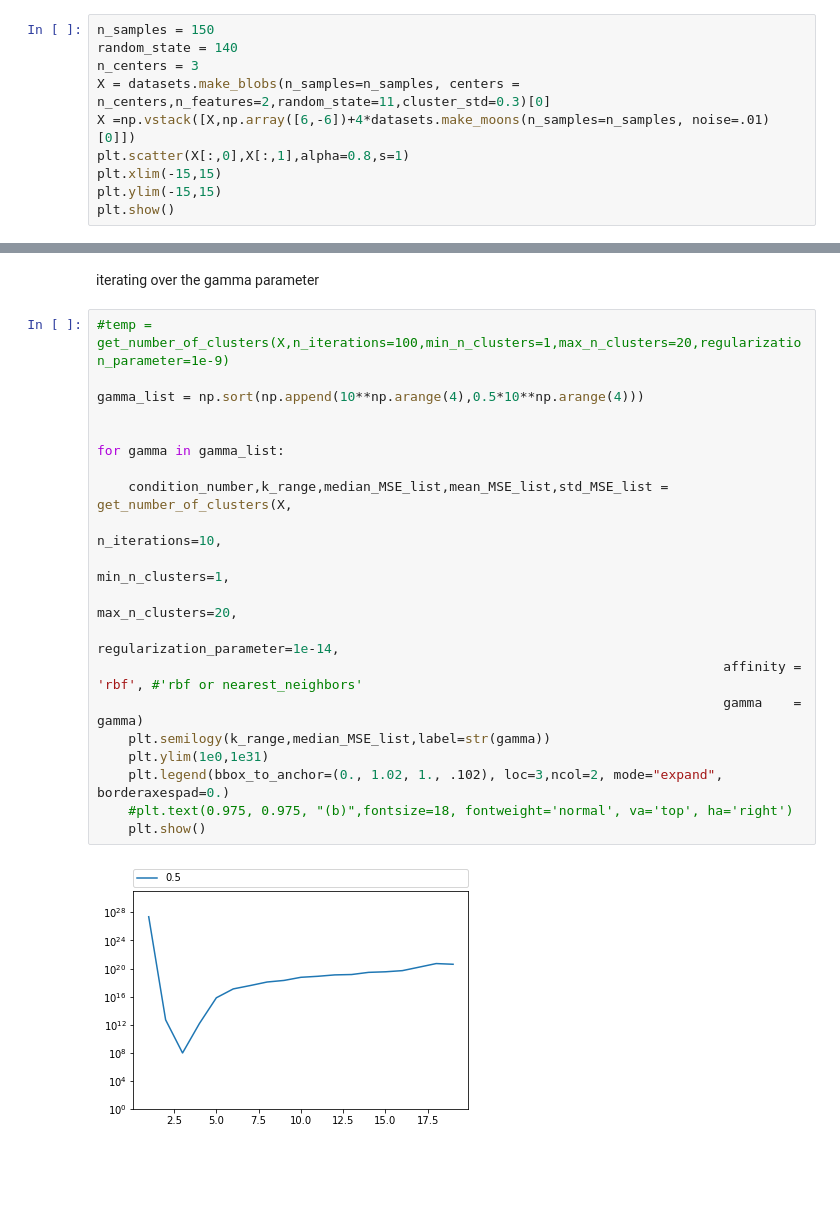
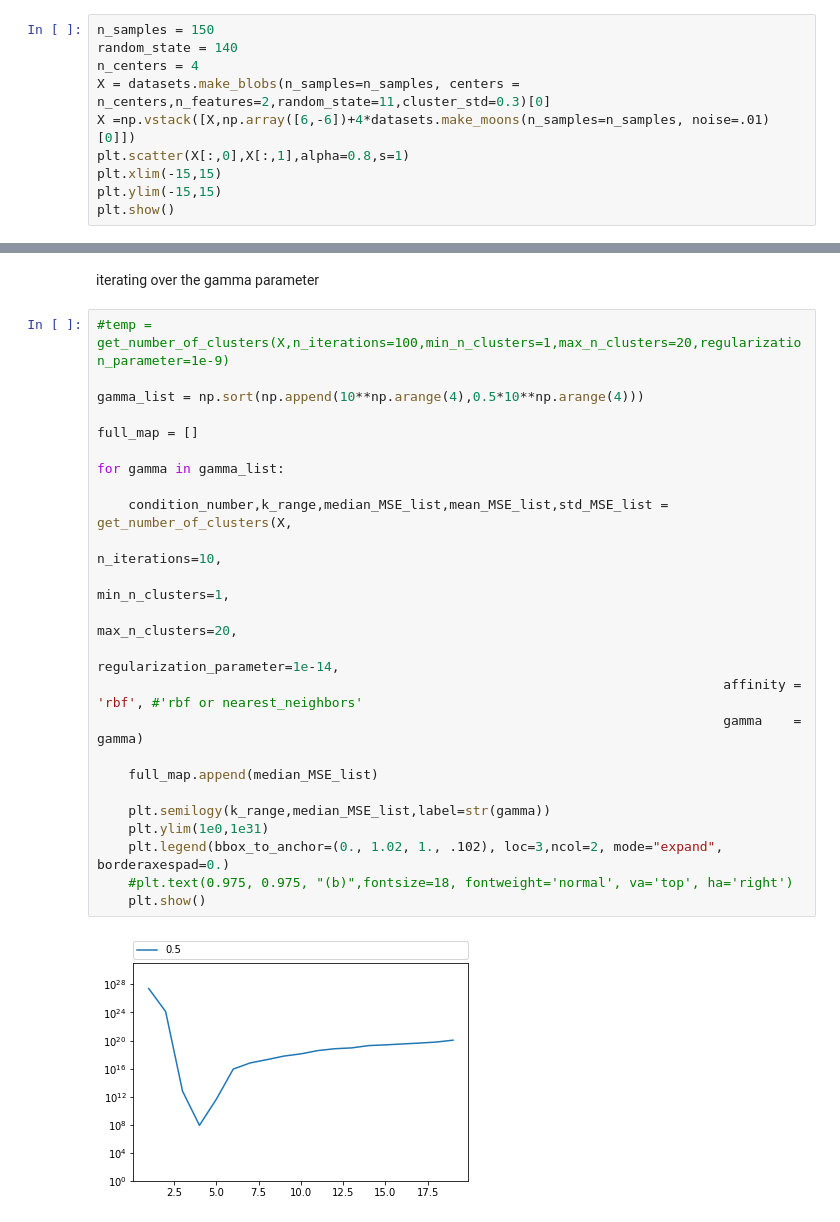
Before and after one commit to sioan/bcv_spectral_clustering, a Jupyter notebook: spectral_clustering.ipynb, the cells around one changed output, grey strips where cells are left out. Saved outputs shown, nothing was run; the diff lists cells and outputs as text; blank space fills up the shorter version.

```diff
--- a/spectral_clustering.ipynb
+++ b/spectral_clustering.ipynb
@@ -63,7 +63,7 @@ reload(spectral_cluster_support)
 # %%
 n_samples = 150
 random_state = 140
-n_centers = 3
+n_centers = 4
 X = datasets.make_blobs(n_samples=n_samples, centers = n_centers,n_features=2,random_state=11,cluster_std=0.3)[0]
 X =np.vstack([X,np.array([6,-6])+4*datasets.make_moons(n_samples=n_samples, noise=.01)[0]])
 plt.scatter(X[:,0],X[:,1],alpha=0.8,s=1)
@@ -381,22 +370,26 @@ iterating over the gamma parameter
 # %%
 #temp = get_number_of_clusters(X,n_iterations=100,min_n_clusters=1,max_n_clusters=20,regularization_parameter=1e-9)
 
 gamma_list = np.sort(np.append(10**np.arange(4),0.5*10**np.arange(4)))
 
+full_map = []
 
 for gamma in gamma_list:
 
     condition_number,k_range,median_MSE_list,mean_MSE_list,std_MSE_list = get_number_of_clusters(X,
                                                                                 n_iterations=10,
                                                                                 min_n_clusters=1,
                                                                                 max_n_clusters=20,
                                                                                 regularization_parameter=1e-14,
                                                                                 affinity = 'rbf', #'rbf or nearest_neighbors'
                                                                                 gamma    = gamma)
+
+    full_map.append(median_MSE_list)
+
     plt.semilogy(k_range,median_MSE_list,label=str(gamma))
     plt.ylim(1e0,1e31)
     plt.legend(bbox_to_anchor=(0., 1.02, 1., .102), loc=3,ncol=2, mode="expand", borderaxespad=0.)
     #plt.text(0.975, 0.975, "(b)",fontsize=18, fontweight='normal', va='top', ha='right')
     plt.show()
 # %% [output]
-[figure, old version]
+[figure, new version]
```
Also changed, not shown: parts of 12 cells of this notebook.
